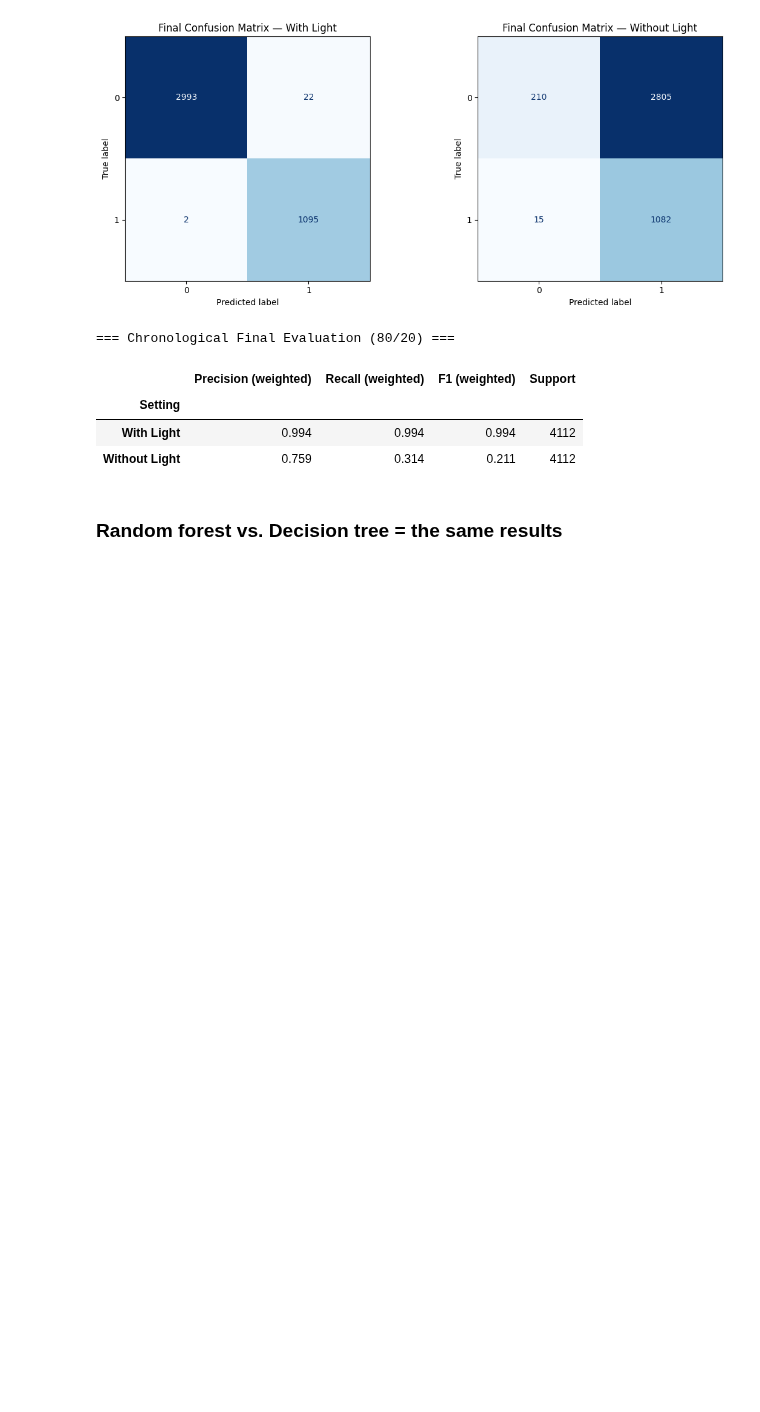
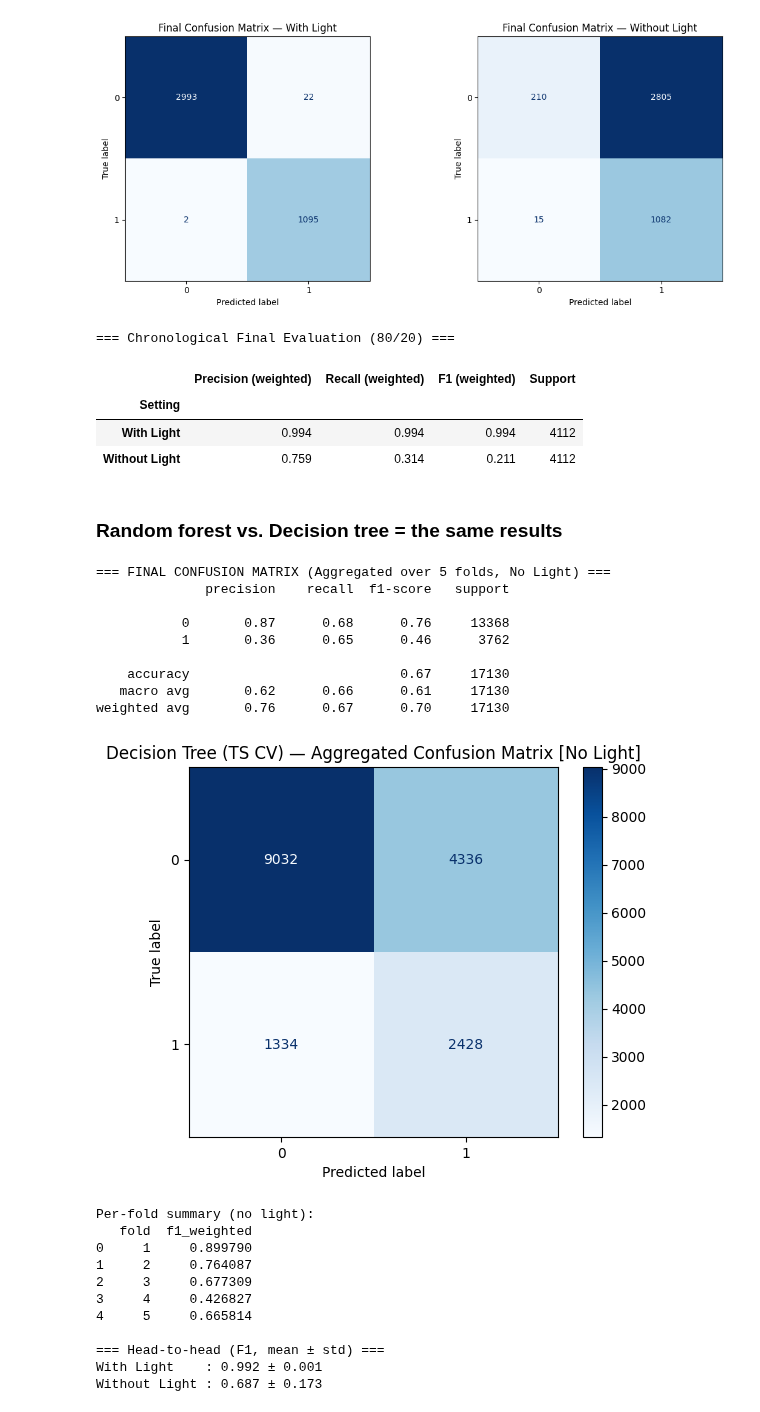
Before and after one commit to NoamShaphir/-MicroClimate, a Jupyter notebook: analysis.ipynb, the cells around one changed output. Drawn from its saved outputs; the diff is of its cells as text; code cells hidden in the pictures; blank space fills up the shorter version.

```diff
--- a/analysis.ipynb
+++ b/analysis.ipynb
@@ -1510,3 +1510,78 @@ display(summary_df.round(3))
 | Without Light | 0.759 | 0.314 | 0.211 | 4112 |
 # %% [markdown]
 ### Random forest vs. Decision tree = the same results
+# %%
+# ---- Evaluate WITHOUT LIGHT ----
+features_without_light = ['Temperature', 'Humidity', 'CO2']
+
+X_noL = df[features_without_light].to_numpy()
+y_noL = df['Occupancy'].to_numpy()
+
+dt_noL = DecisionTreeClassifier(max_depth=5, min_samples_split=50, random_state=42)
+
+# --- Collect predictions across all 5 folds ---
+y_true_all, y_pred_all = [], []
+fold_reports_noL = []
+
+for fold, (train_idx, test_idx) in enumerate(tscv.split(X_noL), start=1):
+    Xtr, Xte = X_noL[train_idx], X_noL[test_idx]
+    ytr, yte = y_noL[train_idx], y_noL[test_idx]
+
+    model = DecisionTreeClassifier(max_depth=5, min_samples_split=50, random_state=42)
+    model.fit(Xtr, ytr)
+    yhat = model.predict(Xte)
+
+    # extend global lists
+    y_true_all.extend(yte)
+    y_pred_all.extend(yhat)
+
+    # optional: per-fold report
+    f1 = f1_score(yte, yhat, average='weighted', zero_division=0)
+    fold_reports_noL.append({'fold': fold, 'f1_weighted': f1})
+
+# --- Final aggregated confusion matrix ---
+cm_final = confusion_matrix(y_true_all, y_pred_all)
+print("\n=== FINAL CONFUSION MATRIX (Aggregated over 5 folds, No Light) ===")
+print(classification_report(y_true_all, y_pred_all, zero_division=0))
+
+disp = ConfusionMatrixDisplay(confusion_matrix=cm_final)
+disp.plot(cmap=plt.cm.Blues, values_format='d')
+plt.title("Decision Tree (TS CV) — Aggregated Confusion Matrix [No Light]")
+plt.show()
+
+
+fold_df_noL = pd.DataFrame(fold_reports_noL)
+print("\nPer-fold summary (no light):")
+print(fold_df_noL)
+
+# ---- Quick head-to-head summary ----
+# Use dt_results_with_light for "with light" per-fold results
+fold_df = dt_results_with_light.copy()
+fold_df['fold'] = range(1, len(fold_df) + 1)
+fold_df['f1_weighted'] = fold_df['f1-score']
+
+print("\n=== Head-to-head (F1, mean ± std) ===")
+print(f"With Light    : {fold_df['f1_weighted'].mean():.3f} ± {fold_df['f1_weighted'].std():.3f}")
+print(f"Without Light : {fold_df_noL['f1_weighted'].mean():.3f} ± {fold_df_noL['f1_weighted'].std():.3f}")
+# %% [output]
+=== FINAL CONFUSION MATRIX (Aggregated over 5 folds, No Light) ===
+              precision    recall  f1-score   support
+
+           0       0.87      0.68      0.76     13368
+           1       0.36      0.65      0.46      3762
+
+    accuracy                           0.67     17130
+   macro avg       0.62      0.66      0.61     17130
+weighted avg       0.76      0.67      0.70     17130
+[figure, added]
+Per-fold summary (no light):
+   fold  f1_weighted
+0     1     0.899790
+1     2     0.764087
+2     3     0.677309
+3     4     0.426827
+4     5     0.665814
+
+=== Head-to-head (F1, mean ± std) ===
+With Light    : 0.992 ± 0.001
+Without Light : 0.687 ± 0.173
```
Also changed, not shown: parts of 2 cells of this notebook.
